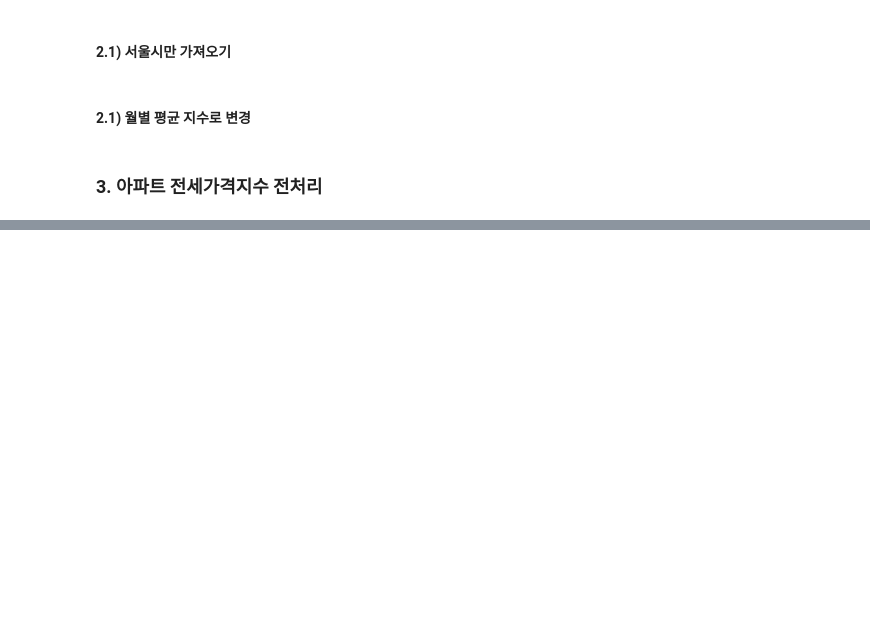
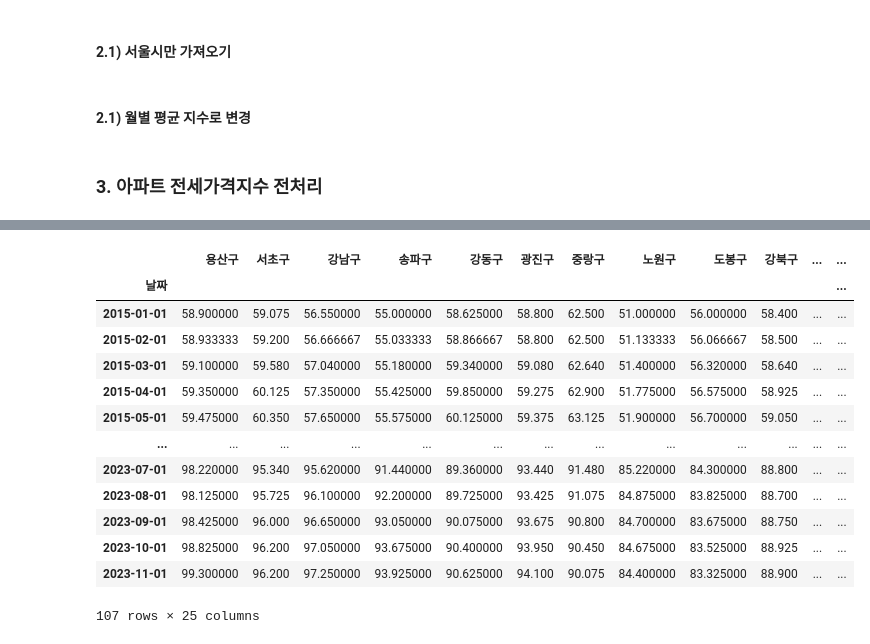
Before and after one commit to lce99/DB24, a Jupyter notebook: [DB]_전처리_0119.ipynb, the cells around one changed output, grey strips where cells are left out. Cells and saved outputs as stored; diff of their text form; code cells hidden in the pictures; blank space fills up the shorter version.

```diff
--- a/[DB]_전처리_0119.ipynb
+++ b/[DB]_전처리_0119.ipynb
@@ -49,6 +51,7 @@ buy_index3 = buy_index3.drop(columns = ['month','year'], axis = 1)
 # %%
 #2015년 1월1일 ~ 2023년 11월 1일까지만 가져오기
 buy_index4 = buy_index3[(buy_index3['날짜'] >= '2015-01-01') & (buy_index3['날짜'] <= '2023-11-01')]
+buy_index = buy_index4.set_index('날짜')
 # %% [markdown]
 ### 3. 아파트 전세가격지수 전처리
 # %%
@@ -90,0 +123,18 @@ buy_index5.to_csv("./buy.csv")
+# %%
+#월별 매매가격지수
+buy_index
+# %% [output]
+|  | 용산구 | 서초구 | 강남구 | 송파구 | 강동구 | 광진구 | 중랑구 | 노원구 | 도봉구 | 강북구 | ... | ... |
+| 날짜 |  |  |  |  |  |  |  |  |  |  |  | ... |
+| 2015-01-01 | 58.900000 | 59.075 | 56.550000 | 55.000000 | 58.625000 | 58.800 | 62.500 | 51.000000 | 56.000000 | 58.400 | ... | ... |
+| 2015-02-01 | 58.933333 | 59.200 | 56.666667 | 55.033333 | 58.866667 | 58.800 | 62.500 | 51.133333 | 56.066667 | 58.500 | ... | ... |
+| 2015-03-01 | 59.100000 | 59.580 | 57.040000 | 55.180000 | 59.340000 | 59.080 | 62.640 | 51.400000 | 56.320000 | 58.640 | ... | ... |
+| 2015-04-01 | 59.350000 | 60.125 | 57.350000 | 55.425000 | 59.850000 | 59.275 | 62.900 | 51.775000 | 56.575000 | 58.925 | ... | ... |
+| 2015-05-01 | 59.475000 | 60.350 | 57.650000 | 55.575000 | 60.125000 | 59.375 | 63.125 | 51.900000 | 56.700000 | 59.050 | ... | ... |
+| ... | ... | ... | ... | ... | ... | ... | ... | ... | ... | ... | ... | ... |
+| 2023-07-01 | 98.220000 | 95.340 | 95.620000 | 91.440000 | 89.360000 | 93.440 | 91.480 | 85.220000 | 84.300000 | 88.800 | ... | ... |
+| 2023-08-01 | 98.125000 | 95.725 | 96.100000 | 92.200000 | 89.725000 | 93.425 | 91.075 | 84.875000 | 83.825000 | 88.700 | ... | ... |
+| 2023-09-01 | 98.425000 | 96.000 | 96.650000 | 93.050000 | 90.075000 | 93.675 | 90.800 | 84.700000 | 83.675000 | 88.750 | ... | ... |
+| 2023-10-01 | 98.825000 | 96.200 | 97.050000 | 93.675000 | 90.400000 | 93.950 | 90.450 | 84.675000 | 83.525000 | 88.925 | ... | ... |
+| 2023-11-01 | 99.300000 | 96.200 | 97.250000 | 93.925000 | 90.625000 | 94.100 | 90.075 | 84.400000 | 83.325000 | 88.900 | ... | ... |
+107 rows × 25 columns
```
Also changed, not shown: parts of 16 cells of this notebook, 2 other files.
